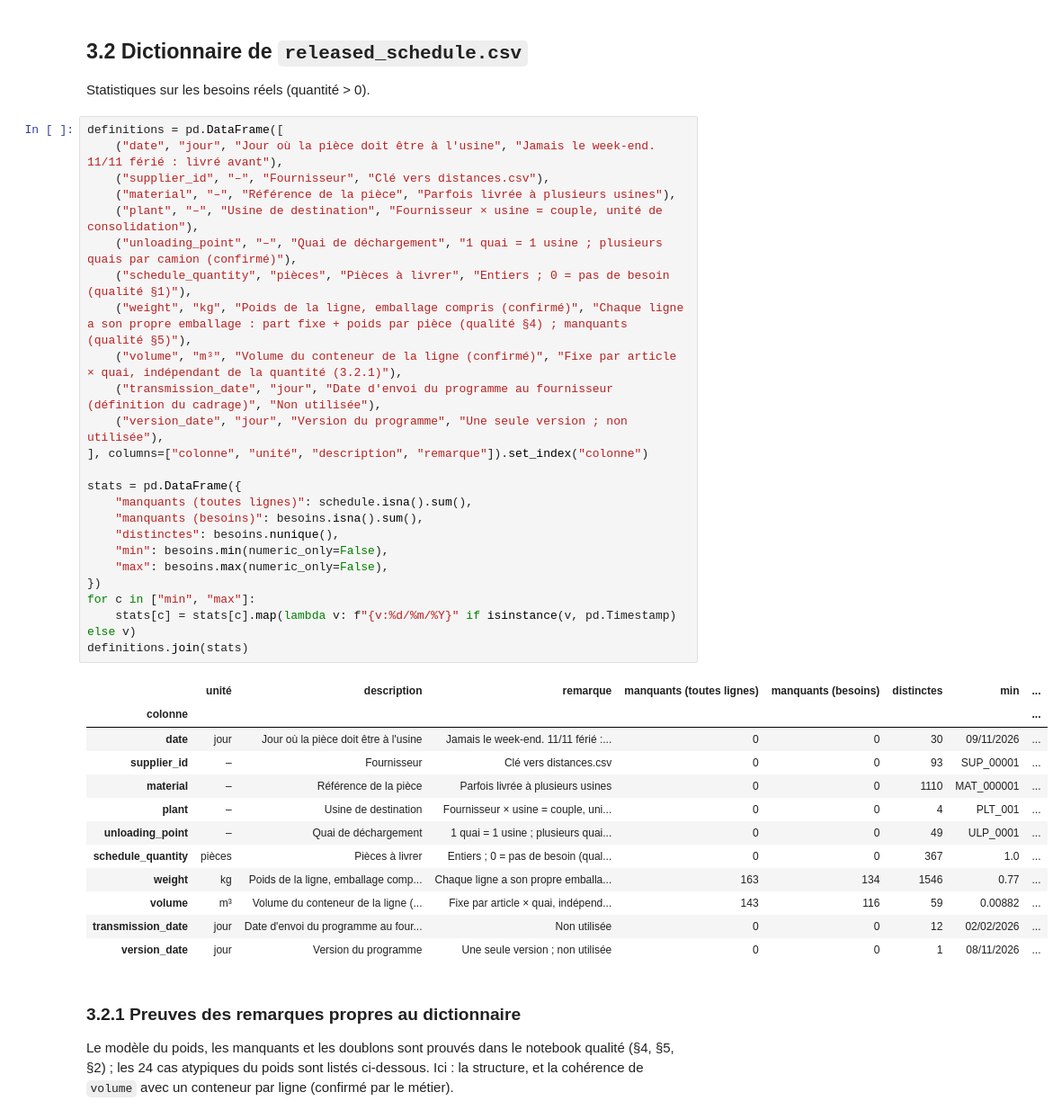
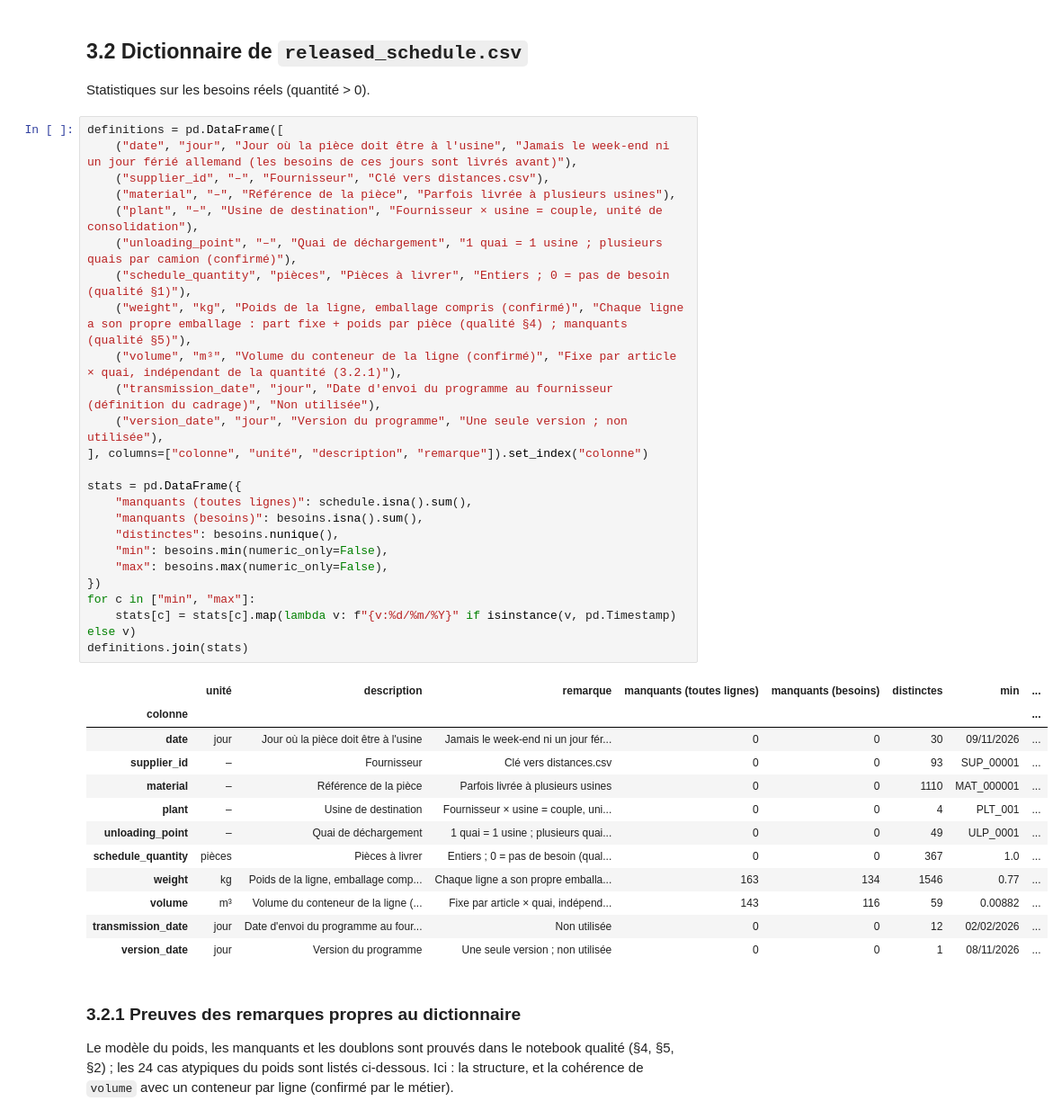
Before and after one commit to exauceh/delivery_schedule_optimization, a Jupyter notebook: milestone1/milestone1.ipynb, the cells around one changed output. Shown at 90% size. Drawn from its saved outputs; the diff is of its cells as text.

```diff
--- a/milestone1/milestone1.ipynb
+++ b/milestone1/milestone1.ipynb
@@ -380,32 +381,32 @@ pd.DataFrame({
 Statistiques sur les besoins réels (quantité > 0).
 # %%
 definitions = pd.DataFrame([
-    ("date", "jour", "Jour où la pièce doit être à l'usine", "Jamais le week-end. 11/11 férié : livré avant"),
+    ("date", "jour", "Jour où la pièce doit être à l'usine", "Jamais le week-end ni un jour férié allemand (les besoins de ces jours sont livrés avant)"),
     ("supplier_id", "–", "Fournisseur", "Clé vers distances.csv"),
     ("material", "–", "Référence de la pièce", "Parfois livrée à plusieurs usines"),
     ("plant", "–", "Usine de destination", "Fournisseur × usine = couple, unité de consolidation"),
     ("unloading_point", "–", "Quai de déchargement", "1 quai = 1 usine ; plusieurs quais par camion (confirmé)"),
     ("schedule_quantity", "pièces", "Pièces à livrer", "Entiers ; 0 = pas de besoin (qualité §1)"),
     ("weight", "kg", "Poids de la ligne, emballage compris (confirmé)", "Chaque ligne a son propre emballage : part fixe + poids par pièce (qualité §4) ; manquants (qualité §5)"),
     ("volume", "m³", "Volume du conteneur de la ligne (confirmé)", "Fixe par article × quai, indépendant de la quantité (3.2.1)"),
     ("transmission_date", "jour", "Date d'envoi du programme au fournisseur (définition du cadrage)", "Non utilisée"),
     ("version_date", "jour", "Version du programme", "Une seule version ; non utilisée"),
 ], columns=["colonne", "unité", "description", "remarque"]).set_index("colonne")
 
 stats = pd.DataFrame({
     "manquants (toutes lignes)": schedule.isna().sum(),
     "manquants (besoins)": besoins.isna().sum(),
     "distinctes": besoins.nunique(),
     "min": besoins.min(numeric_only=False),
     "max": besoins.max(numeric_only=False),
 })
 for c in ["min", "max"]:
     stats[c] = stats[c].map(lambda v: f"{v:%d/%m/%Y}" if isinstance(v, pd.Timestamp) else v)
 definitions.join(stats)
 # %% [output]
 |  | unité | description | remarque | manquants (toutes lignes) | manquants (besoins) | distinctes | min | ... |
 | colonne |  |  |  |  |  |  |  | ... |
-| date | jour | Jour où la pièce doit être à l'usine | Jamais le week-end. 11/11 férié :... | 0 | 0 | 30 | 09/11/2026 | ... |
+| date | jour | Jour où la pièce doit être à l'usine | Jamais le week-end ni un jour fér... | 0 | 0 | 30 | 09/11/2026 | ... |
 | supplier_id | – | Fournisseur | Clé vers distances.csv | 0 | 0 | 93 | SUP_00001 | ... |
 | material | – | Référence de la pièce | Parfois livrée à plusieurs usines | 0 | 0 | 1110 | MAT_000001 | ... |
 | plant | – | Usine de destination | Fournisseur × usine = couple, uni... | 0 | 0 | 4 | PLT_001 | ... |
```
Also changed, not shown: parts of 18 cells of this notebook.
